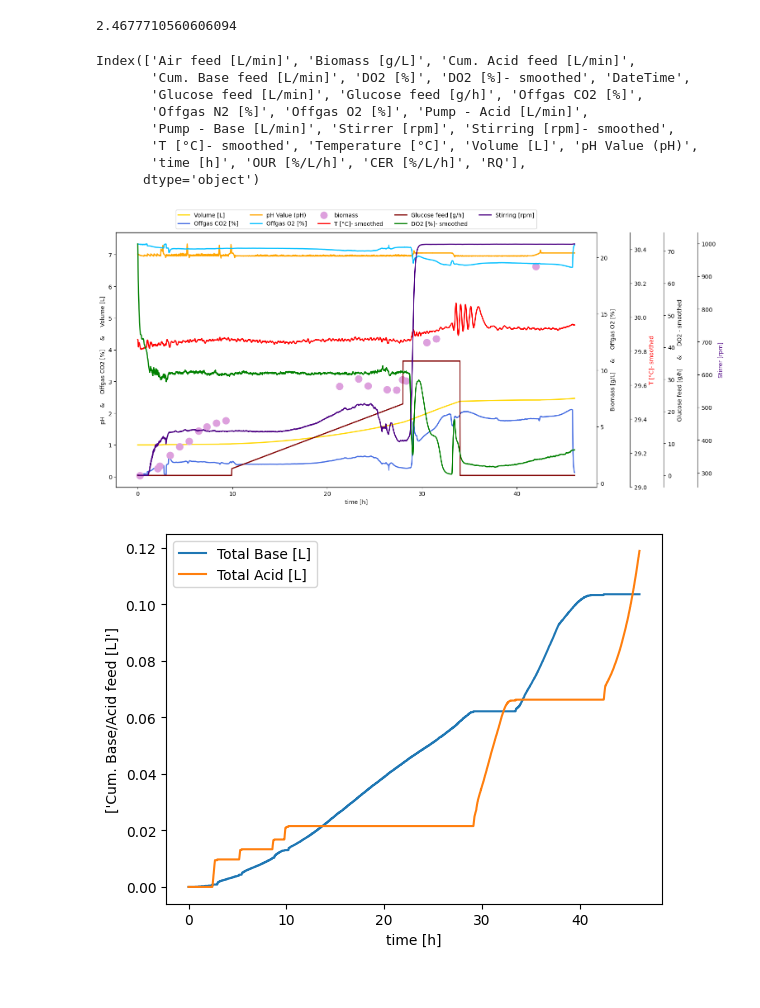
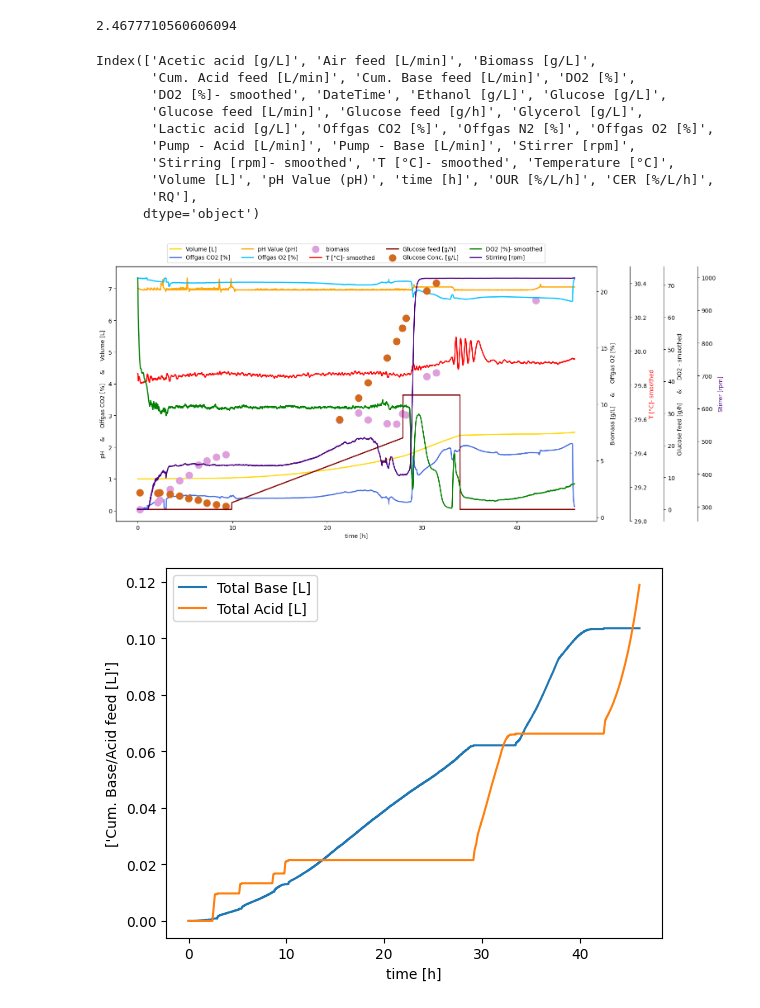
Before and after one commit to boripf/hybrid-model-corynebacterium, a Jupyter notebook: A_preprocessing.ipynb, the cells around one changed output. Saved outputs shown, nothing was run; the diff lists cells and outputs as text; code cells hidden in the pictures.

```diff
--- a/A_preprocessing.ipynb
+++ b/A_preprocessing.ipynb
@@ -120,6 +126,5 @@ df_biomass.head(1)
 |  | Biomass [g/L] | time [h] |
 | 0 | 0.694 | 0.2 |
 # %%
-df = df_merged4.merge(df_biomass, on='time [h]', how='left')
-df['Biomass [g/L]']=df['Biomass [g/L]'].replace('', np.nan)
-df.head(1)
+df_merged5 = df_merged4.merge(df_biomass, on='time [h]', how='left')
+df_merged5['Biomass [g/L]']=df_merged5['Biomass [g/L]'].replace('', np.nan)
@@ -129,11 +133,9 @@ df.head(1)
 # %%
-df_HPLC= pd.read_excel('fermentation raw data/HPLC.xlsx')
-
-for col in df_HPLC.columns:
-    df_HPLC[col] = df_HPLC[col].astype(str).str.replace(',', '.')
-    df_HPLC[col] = pd.to_numeric(df_HPLC[col])
-df_HPLC.rename(columns={'Time [h]': 'time [h]', 'Glucose': 'Glucose [g/L]'}, inplace=True)
-
-df_HPLC.head(3)
+df_hplc = pd.read_excel('fermentation raw data/HPLC.xlsx')
+for col in df_hplc.columns:
+    df_hplc[col] = df_hplc[col].astype(str).str.replace(',', '.')
+    df_hplc[col] = pd.to_numeric(df_hplc[col])
+df_hplc.rename(columns={'Time [h]': 'time [h]'}, inplace=True)
+df_hplc.head(1)
 # %% [output]
 |  | time [h] | Glucose [g/L] | Glycerol [g/L] | Lactic acid [g/L] | Acetic acid [g/L] | Ethanol [g/L] |
@@ -143,6 +143,5 @@ df_HPLC.head(3)
 # %%
-df = df_merged4.merge(df_HPLC, on='time [h]', how='left')
-df['Glucose [g/L]']=df['Glucose [g/L]']
-df.head()
+df = df_merged5.merge(df_hplc, on='time [h]', how='left')
+df.head(1)
 # %% [output]
 |  | DateTime | Temperature [°C] | Stirrer [rpm] | Feed 1 Value (%) | DO2 [%] | pH Value (pH) | Flow - Air Value | ... |
@@ -209,13 +204,15 @@ df.to_excel('fermentation raw data/data_combined.xlsx')
 # %%
 df.columns
 # %% [output]
-Index(['Air feed [L/min]', 'Biomass [g/L]', 'Cum. Acid feed [L/min]',
-       'Cum. Base feed [L/min]', 'DO2 [%]', 'DO2 [%]- smoothed', 'DateTime',
-       'Glucose feed [L/min]', 'Glucose feed [g/h]', 'Offgas CO2 [%]',
-       'Offgas N2 [%]', 'Offgas O2 [%]', 'Pump - Acid [L/min]',
-       'Pump - Base [L/min]', 'Stirrer [rpm]', 'Stirring [rpm]- smoothed',
-       'T [°C]- smoothed', 'Temperature [°C]', 'Volume [L]', 'pH Value (pH)',
-       'time [h]', 'OUR [%/L/h]', 'CER [%/L/h]', 'RQ'],
+Index(['Acetic acid [g/L]', 'Air feed [L/min]', 'Biomass [g/L]',
+       'Cum. Acid feed [L/min]', 'Cum. Base feed [L/min]', 'DO2 [%]',
+       'DO2 [%]- smoothed', 'DateTime', 'Ethanol [g/L]', 'Glucose [g/L]',
+       'Glucose feed [L/min]', 'Glucose feed [g/h]', 'Glycerol [g/L]',
+       'Lactic acid [g/L]', 'Offgas CO2 [%]', 'Offgas N2 [%]', 'Offgas O2 [%]',
+       'Pump - Acid [L/min]', 'Pump - Base [L/min]', 'Stirrer [rpm]',
+       'Stirring [rpm]- smoothed', 'T [°C]- smoothed', 'Temperature [°C]',
+       'Volume [L]', 'pH Value (pH)', 'time [h]', 'OUR [%/L/h]', 'CER [%/L/h]',
+       'RQ'],
       dtype='object')
 # %%
 fig, ax = plt.subplots(1,1,figsize=(15,8))
@@ -227,6 +224,7 @@ ax_5th=ax.twinx()
 
 ax_5th.plot(df['time [h]'], df['Stirring [rpm]- smoothed'], label='Stirring [rpm]', color='indigo', linewidth=2)
 ax_4th.plot(df['time [h]'], df['Glucose feed [g/h]'], label='Glucose feed [g/h]', color='maroon', linewidth=2)
+ax_4th.scatter(df['time [h]'], df['Glucose [g/L]'], label='Glucose Conc. [g/L]', linewidth=7, color='chocolate')
 ax_4th.plot(df['time [h]'], df['DO2 [%]- smoothed'], label='DO2 [%]- smoothed', color='green', linewidth=2)
 ax_3rd.plot(df['time [h]'], df['T [°C]- smoothed'], label='T [°C]- smoothed', color='red', linewidth=2)
 ax_3rd.set_ylim(29,30.5)
@@ -237,34 +235,34 @@ ax.plot(df['time [h]'], df['pH Value (pH)'], label='pH Value (pH)', color='orang
 #ax.plot(df['time [h]'], df['Air feed [mL/min]'], label='Flow - Air Value', color='aqua', linewidth=2)
 ax_2nd.scatter(df['time [h]'], df['Biomass [g/L]'], linewidth=7, color='plum', label='biomass')
 
 ax_3rd.spines.right.set_position(("axes", 1.07))
 ax_4th.spines.right.set_position(("axes", 1.14))
 ax_5th.spines.right.set_position(("axes", 1.21))
 
 ax.set_xlabel('time [h]')
 ax.set_ylabel('pH     &     Offgas CO2 [%]     &     Volume [L]') #     Flow - Air     &, color='orange'
 ax_2nd.set_ylabel('Biomass [g/L]     &     Offgas O2 [%]') #, color='royalblue'
 ax_3rd.set_ylabel('T [°C]- smoothed', color='red')
 ax_4th.set_ylabel('Glucose feed [g/h]     &     DO2 - smoothed') #, color='green'
 ax_5th.set_ylabel('Stirrer [rpm]', color='indigo')
 
 # Get the handles and labels from all the axes
 handles, labels = ax.get_legend_handles_labels()
 handles_2nd, labels_2nd = ax_2nd.get_legend_handles_labels()
 handles_3rd, labels_3rd = ax_3rd.get_legend_handles_labels()
 handles_4th, labels_4th = ax_4th.get_legend_handles_labels()
 handles_5th, labels_5th = ax_5th.get_legend_handles_labels()
 
 # Combine the handles and labels from all the axes
 all_handles = handles + handles_2nd + handles_3rd + handles_4th + handles_5th
 all_labels = labels + labels_2nd + labels_3rd + labels_4th + labels_5th
 
 # Create a single legend using the combined handles and labels
 ax.legend(all_handles, all_labels, loc='upper center', bbox_to_anchor=(0.5, 1.1), ncols=5)
 
 plt.show()
 # %% [output]
-[figure, old version]
+[figure, new version]
 # %%
 fig, ax = plt.subplots()
 
```
Also changed, not shown: parts of 9 cells of this notebook, 2 other files.
